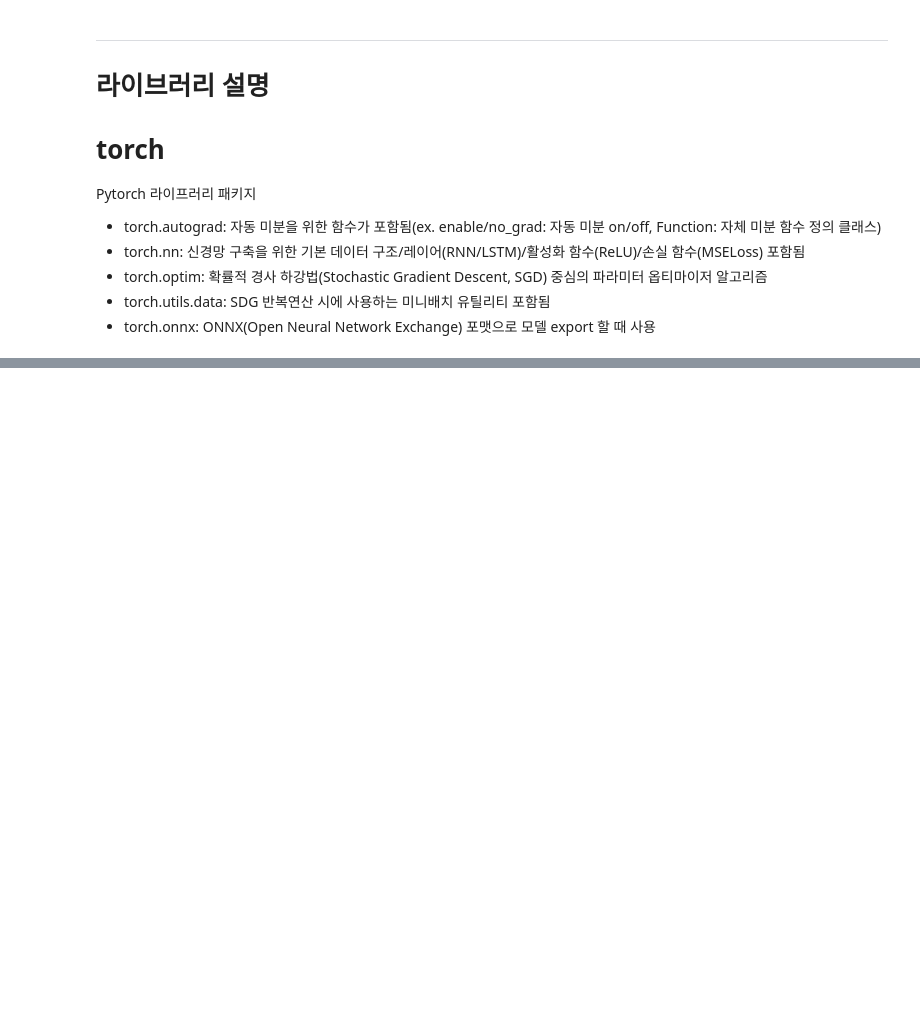
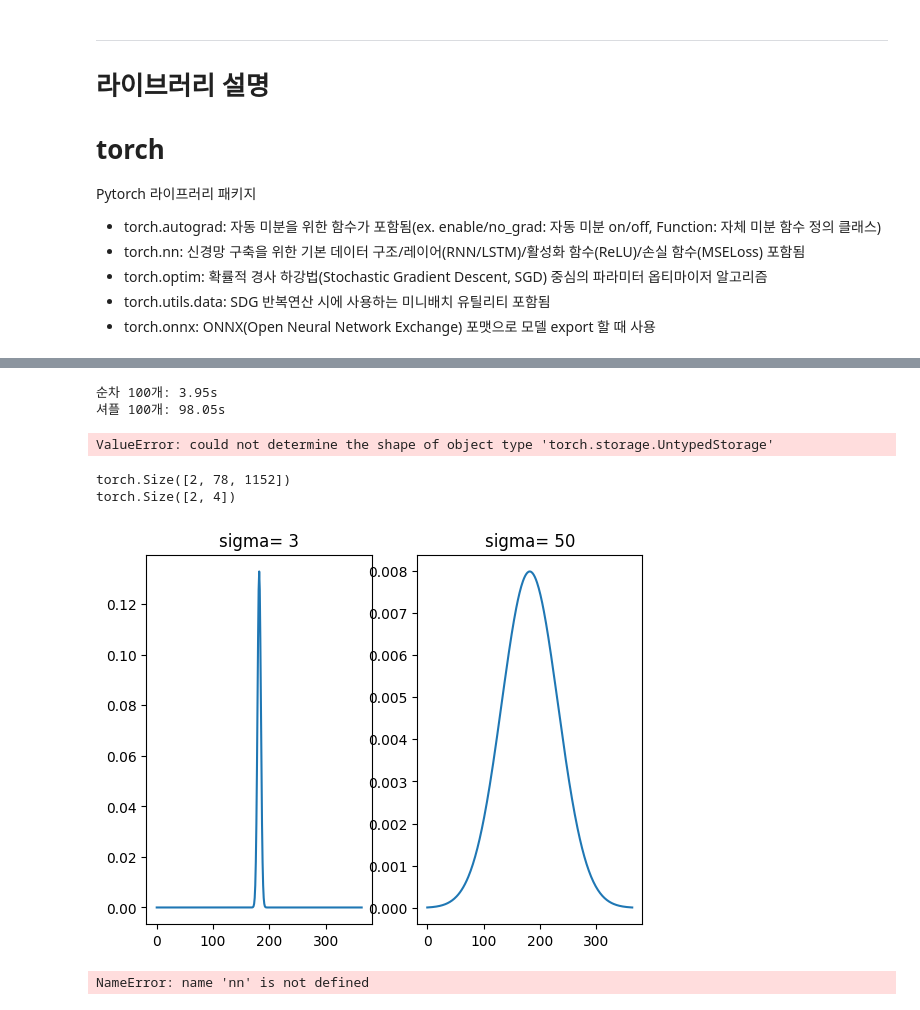
Before and after one commit to Rainbowbarkbark/Mprotein_hydrophobic, a Jupyter notebook: colab_notebooks/Main_train.ipynb, the cells around one changed output, grey strips where cells are left out. Cells and saved outputs as stored; diff of their text form; code cells hidden in the pictures; blank space fills up the shorter version.

```diff
--- a/colab_notebooks/Main_train.ipynb
+++ b/colab_notebooks/Main_train.ipynb
@@ -94,0 +205,17 @@ class Dataset(Dataset):
+# %%
+import time
+c = K_CV_MultipleFiles_Dataset(4, 0, SAVE_PATH)
+
+# 테스트1: 순차 접근
+st = time.time()
+for i in range(100): c[i]
+print(f"순차 100개: {time.time()-st:.2f}s")
+
+# 테스트2: 셔플 접근
+import random; random.shuffle(indices := list(range(len(c))))
+st = time.time()
+for i in indices[:100]: c[i]
+print(f"셔플 100개: {time.time()-st:.2f}s")
+# %% [output]
+순차 100개: 3.95s
+셔플 100개: 98.05s
@@ -95,3 +276,7 @@ class Dataset(Dataset):
+# %%
+a = KCVDataset(4, 0, SAVE_PATH)
+# %% [output]
+ValueError: could not determine the shape of object type 'torch.storage.UntypedStorage'
 # %%
 def padding_collate_fn(batch):
     #임베딩/타겟 분리
@@ -99,7 +284,11 @@ def padding_collate_fn(batch):
     targets = [item[1] for item in batch]
     # 2. 임베딩 패딩
     padded_embeddings = pad_sequence(embeddings, batch_first=True, padding_value=0)
+    targets = torch.stack(targets)
     return padded_embeddings, targets
+# %% [output]
+torch.Size([2, 78, 1152])
+torch.Size([2, 4])
 # %%
 # 앞에서 Layer normalization 해준걸 인풋으로 받는다고 가정
 class MultiheadAttentionPooling(nn.Module):
@@ -168,15 +356,37 @@ class MultiheadAttentionPooling(nn.Module):
 
         return attentionpooled
+# %%
+import numpy as np
+import matplotlib.pyplot as plt
+
+sigma1 = 3
+sigma2 = 50
+
+def gaussian_filter1d(size,sigma):
+    filter_range = np.linspace(-int(size/2),int(size/2),size)
+    gaussian_filter = [1 / (sigma * np.sqrt(2*np.pi)) * np.exp(-x**2/(2*sigma**2)) for x in filter_range]
+    return gaussian_filter
+
+fig,ax = plt.subplots(1,2)
+ax[0].plot(gaussian_filter1d(size=365,sigma=sigma1))
+ax[0].set_title(f'sigma= {sigma1}')
+ax[1].plot(gaussian_filter1d(size=365,sigma=sigma2))
+ax[1].set_title(f'sigma= {sigma2}')
+plt.show()
+# %% [output]
+[figure, added]
 # %%
-class model(nn.Module):
-    def __init__(self, embedding_dim, attn_dim, output_dim, heads_nums):
-        super(model, self).__init__()
+class Deeploc2_1(nn.Module):
+    def __init__(self, heads_nums, embedding_dim, attn_dim, output_dim = 4, hidden_dim = 0):
+        super().__init__()
         self.input_layer_normalization = nn.LayerNorm(embedding_dim)
         self.input_linear_fc = nn.Linear(embedding_dim, attn_dim)
         self.attention_layer_normalization = nn.LayerNorm(attn_dim)
         self.attention_head = MultiheadAttentionPooling(attn_dim=attn_dim, heads_nums=heads_nums)
         self.dropout = nn.Dropout(0.1)
-        self.output_linear_fc = nn.Linear(attn_dim, output_dim)  # mlp층 쌓으면 attn_dim 아니고 hidden_dim 됨 이거 나중에 고쳐야할듯
+        if hidden_dim == 0:
+          hidden_dim = attn_dim
+        self.output_linear_fc = nn.Linear(hidden_dim, output_dim)  # mlp층 쌓으면 attn_dim 아니고 hidden_dim 됨 이거 나중에 고쳐야할듯
     def forward(self, x):
         #layer normalization, 선형층 통과 > embedding dim에서 attn dim으로,,
         x = self.input_layer_normalization(x)
@@ -188,4 +398,6 @@ class model(nn.Module):
         #선형층 통과(분류기) > attn dim에서 4개로,,
         x = self.output_linear_fc(x)
         return x
+# %% [output]
+NameError: name 'nn' is not defined
 # %%
```
Also changed, not shown: parts of 13 cells of this notebook, 4 other files.
